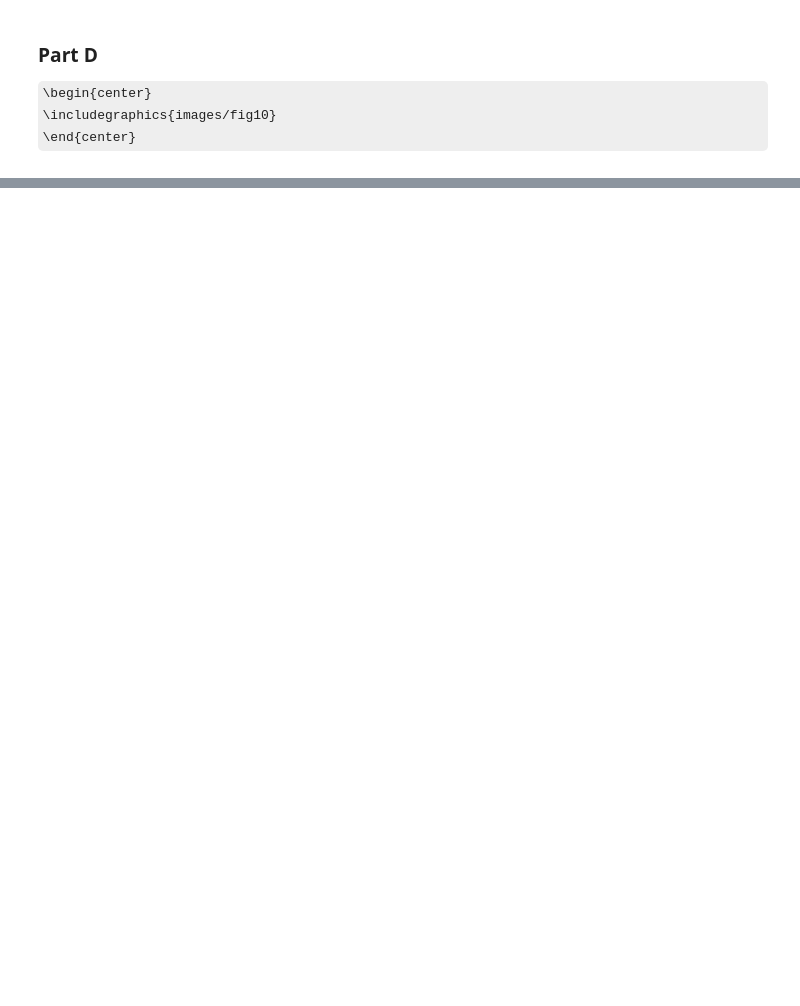
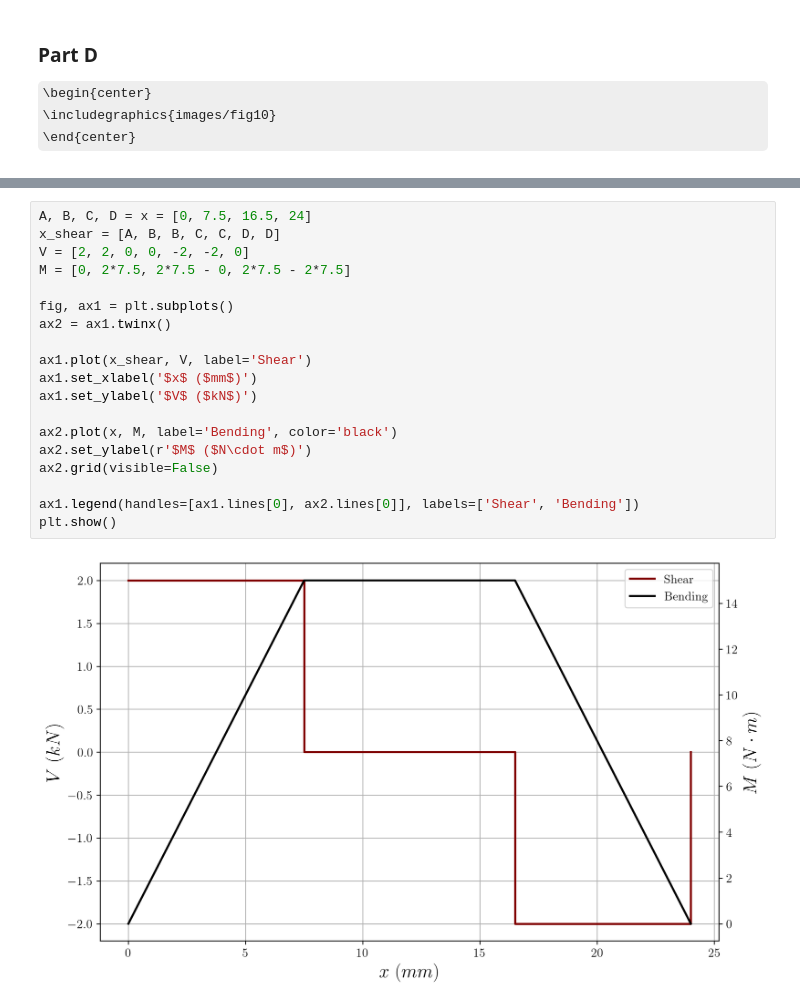
Before and after one commit to gabemorris12/Homework, a Jupyter notebook: Machine Design Homework 1.ipynb, the cells around one changed output, grey strips where cells are left out. Saved outputs shown, nothing was run; the diff lists cells and outputs as text; some formulas as TeX source; blank space fills up the shorter version.

```diff
--- a/Machine Design Homework 1.ipynb
+++ b/Machine Design Homework 1.ipynb
@@ -312,0 +426,21 @@ $\displaystyle 2 \phi_{p} = \operatorname{atan}{\left(\frac{2 \tau_{xy}}{\sigma_
+# %%
+A, B, C, D = x = [0, 7.5, 16.5, 24]
+x_shear = [A, B, B, C, C, D, D]
+V = [2, 2, 0, 0, -2, -2, 0]
+M = [0, 2*7.5, 2*7.5 - 0, 2*7.5 - 2*7.5]
+
+fig, ax1 = plt.subplots()
+ax2 = ax1.twinx()
+
+ax1.plot(x_shear, V, label='Shear')
+ax1.set_xlabel('$x$ ($mm$)')
+ax1.set_ylabel('$V$ ($kN$)')
+
+ax2.plot(x, M, label='Bending', color='black')
+ax2.set_ylabel(r'$M$ ($N\cdot m$)')
+ax2.grid(visible=False)
+
+ax1.legend(handles=[ax1.lines[0], ax2.lines[0]], labels=['Shear', 'Bending'])
+plt.show()
+# %% [output]
+[figure, added]
```
Also changed, not shown: parts of 20 cells of this notebook, 4 other files.
